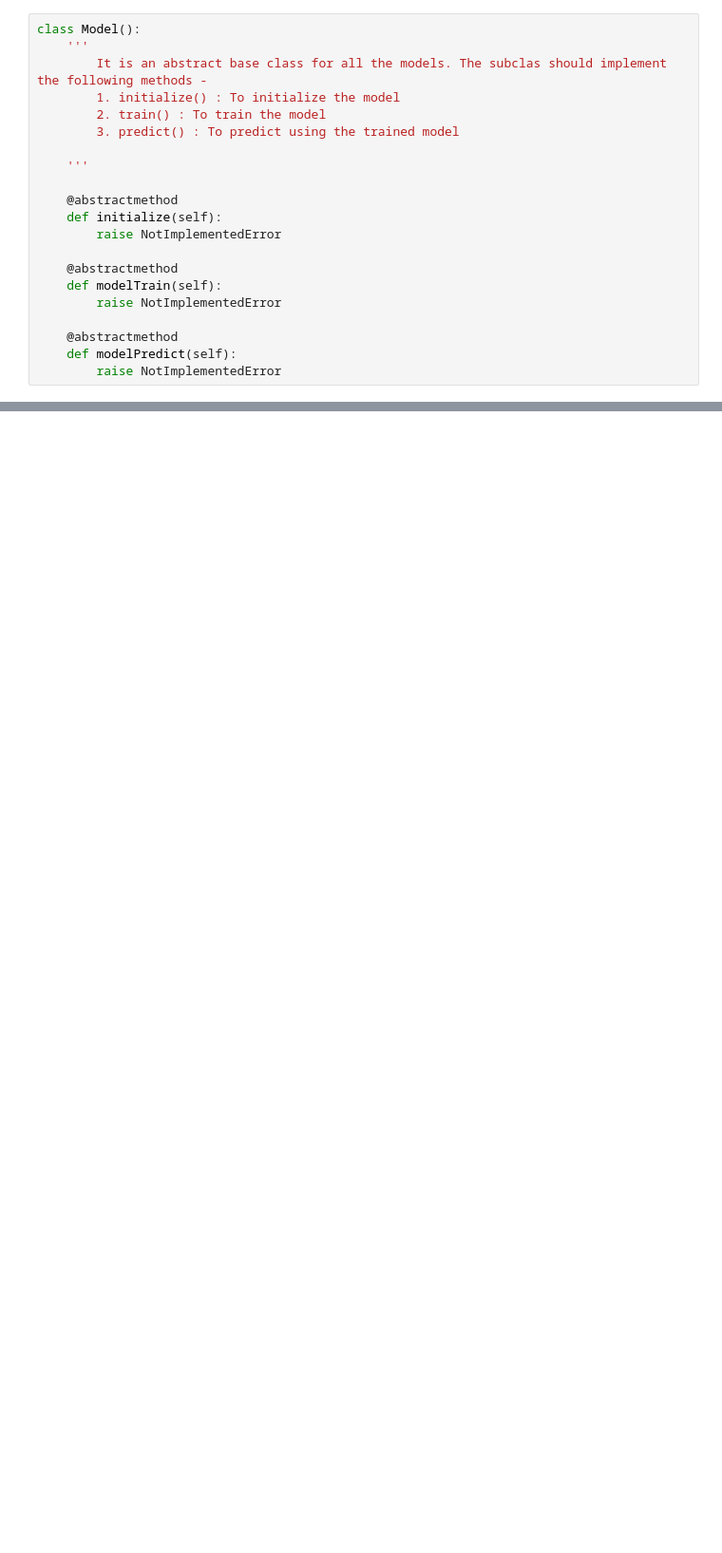
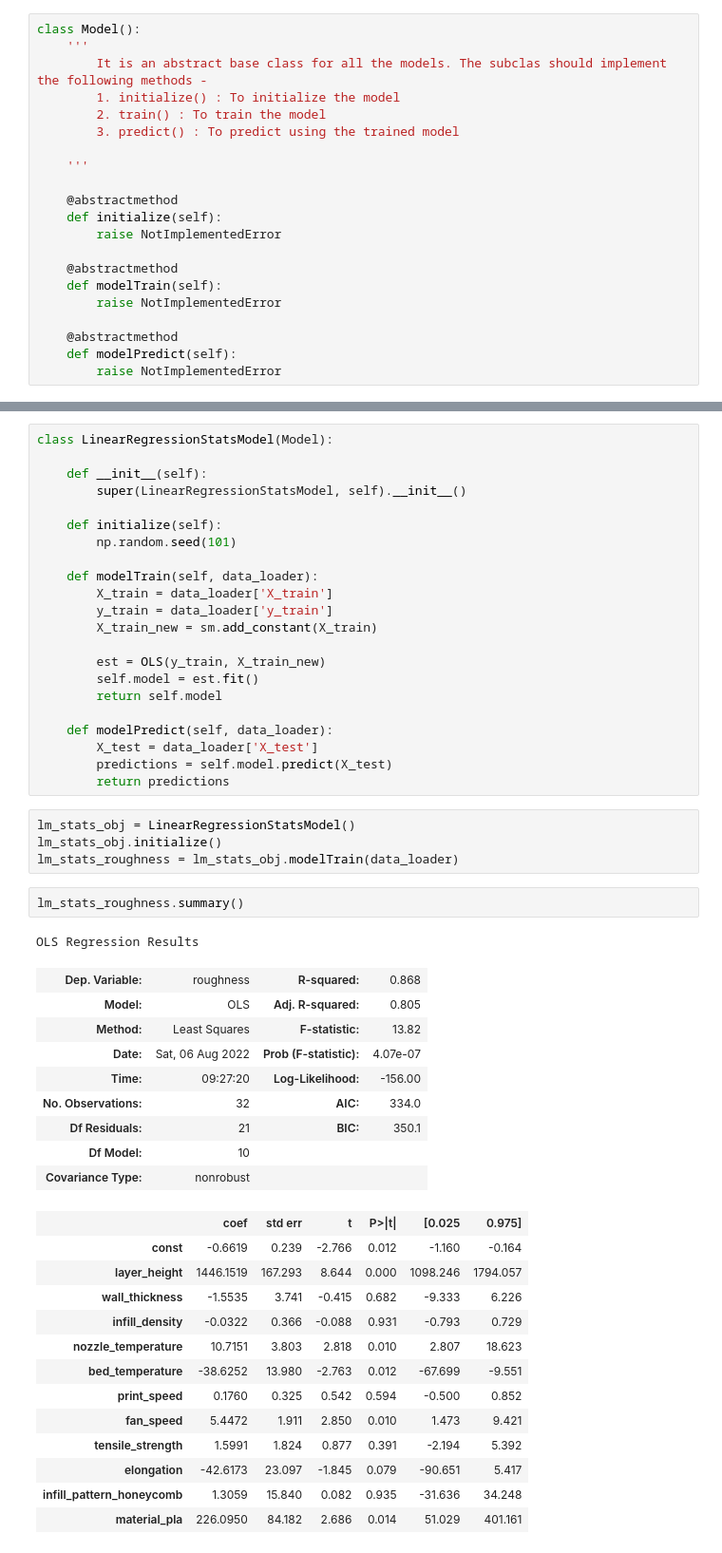
Before and after one commit to SuvroBaner/polymerize.io, a Jupyter notebook: polymerize_notebook.ipynb, the cells around one changed output, grey strips where cells are left out. Shown at 95% size. Saved outputs shown, nothing was run; the diff lists cells and outputs as text; blank space fills up the shorter version.

```diff
--- a/polymerize_notebook.ipynb
+++ b/polymerize_notebook.ipynb
@@ -446,0 +506,52 @@ plt.scatter(y_test, predictions)
+# %%
+class LinearRegressionStatsModel(Model):
+
+    def __init__(self):
+        super(LinearRegressionStatsModel, self).__init__()
+
+    def initialize(self):
+        np.random.seed(101)
+
+    def modelTrain(self, data_loader):
+        X_train = data_loader['X_train']
+        y_train = data_loader['y_train']
+        X_train_new = sm.add_constant(X_train)
+
+        est = OLS(y_train, X_train_new)
+        self.model = est.fit()
+        return self.model
+
+    def modelPredict(self, data_loader):
+        X_test = data_loader['X_test']
+        predictions = self.model.predict(X_test)
+        return predictions
+# %%
+lm_stats_obj = LinearRegressionStatsModel()
+lm_stats_obj.initialize()
+lm_stats_roughness = lm_stats_obj.modelTrain(data_loader)
+# %%
+lm_stats_roughness.summary()
+# %% [output]
+OLS Regression Results
+| Dep. Variable: | roughness | R-squared: | 0.868 |
+| Model: | OLS | Adj. R-squared: | 0.805 |
+| Method: | Least Squares | F-statistic: | 13.82 |
+| Date: | Sat, 06 Aug 2022 | Prob (F-statistic): | 4.07e-07 |
+| Time: | 09:27:20 | Log-Likelihood: | -156.00 |
+| No. Observations: | 32 | AIC: | 334.0 |
+| Df Residuals: | 21 | BIC: | 350.1 |
+| Df Model: | 10 |  |  |
+| Covariance Type: | nonrobust |  |  |
+|  | coef | std err | t | P>|t| | [0.025 | 0.975] |
+| const | -0.6619 | 0.239 | -2.766 | 0.012 | -1.160 | -0.164 |
+| layer_height | 1446.1519 | 167.293 | 8.644 | 0.000 | 1098.246 | 1794.057 |
+| wall_thickness | -1.5535 | 3.741 | -0.415 | 0.682 | -9.333 | 6.226 |
+| infill_density | -0.0322 | 0.366 | -0.088 | 0.931 | -0.793 | 0.729 |
+| nozzle_temperature | 10.7151 | 3.803 | 2.818 | 0.010 | 2.807 | 18.623 |
+| bed_temperature | -38.6252 | 13.980 | -2.763 | 0.012 | -67.699 | -9.551 |
+| print_speed | 0.1760 | 0.325 | 0.542 | 0.594 | -0.500 | 0.852 |
+| fan_speed | 5.4472 | 1.911 | 2.850 | 0.010 | 1.473 | 9.421 |
+| tensile_strength | 1.5991 | 1.824 | 0.877 | 0.391 | -2.194 | 5.392 |
+| elongation | -42.6173 | 23.097 | -1.845 | 0.079 | -90.651 | 5.417 |
+| infill_pattern_honeycomb | 1.3059 | 15.840 | 0.082 | 0.935 | -31.636 | 34.248 |
+| material_pla | 226.0950 | 84.182 | 2.686 | 0.014 | 51.029 | 401.161 |
```
Also changed, not shown: parts of 30 cells of this notebook.
